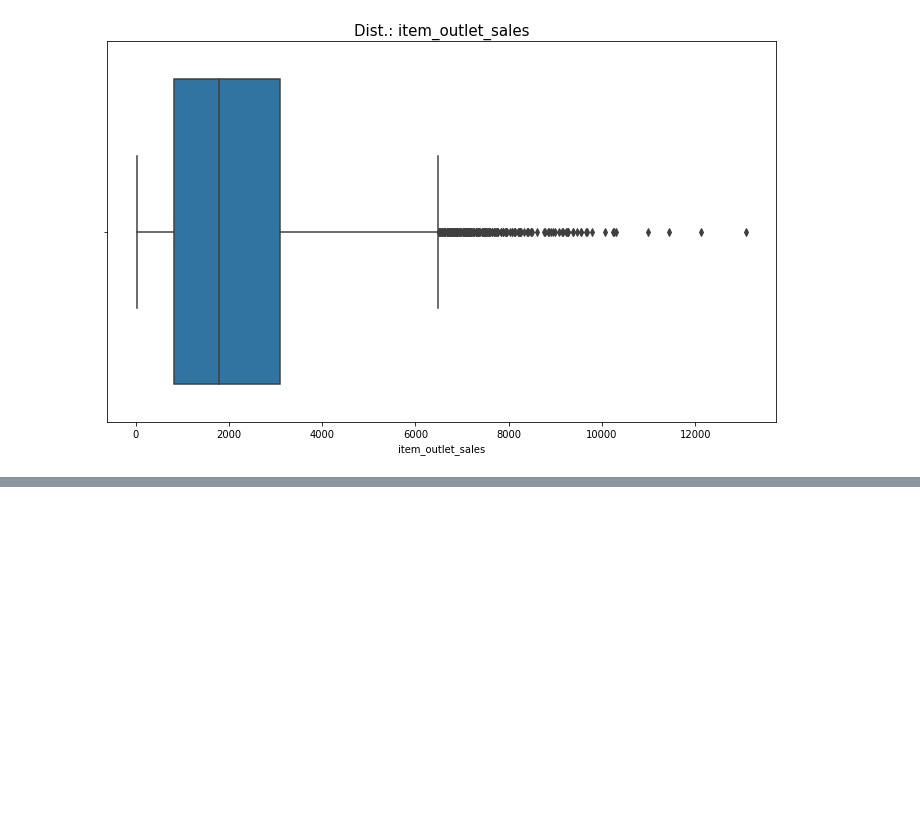
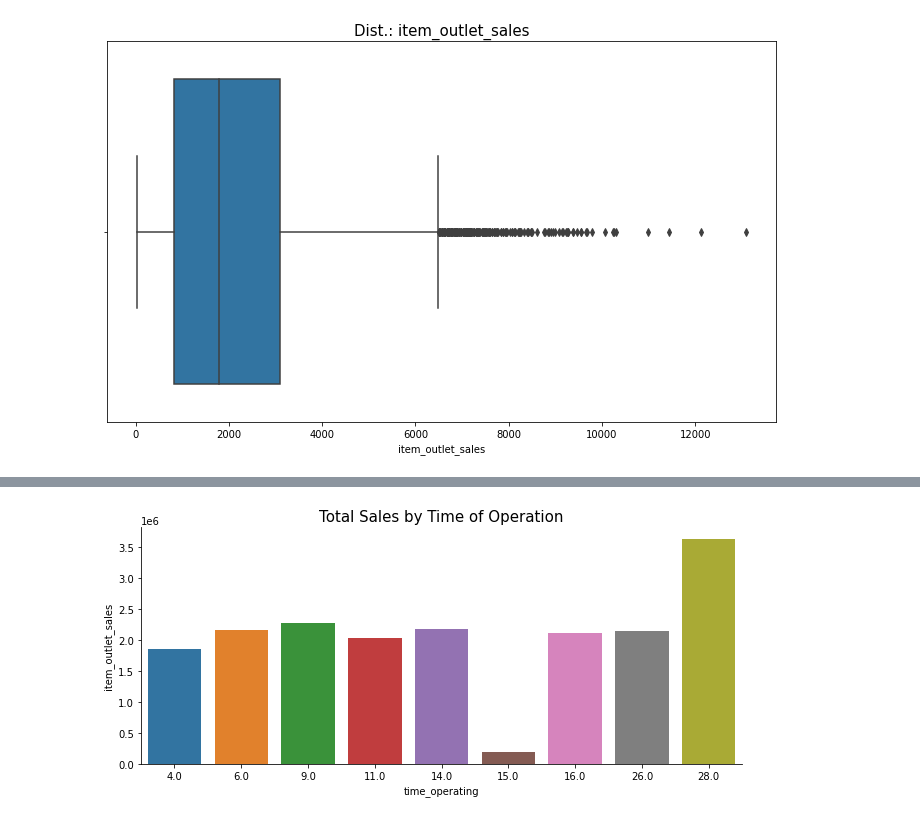
Before and after one commit to matheusmello-o/bigmart-sales-prediction, a Jupyter notebook: data-exploration.ipynb, the cells around one changed output, grey strips where cells are left out. Saved outputs shown, nothing was run; the diff lists cells and outputs as text; code cells hidden in the pictures; blank space fills up the shorter version.

```diff
--- a/data-exploration.ipynb
+++ b/data-exploration.ipynb
@@ -264,0 +439,8 @@ Variável:  item_outlet_sales
+# %%
+sales_by_time_operating = df.groupby('time_operating').item_outlet_sales.sum().reset_index()
+ax = sns.catplot(data = sales_by_time_operating, x = 'time_operating', y = 'item_outlet_sales', kind = 'bar')
+ax.figure.set_size_inches(10, 4)
+plt.title('Total Sales by Time of Operation', fontsize = 15)
+plt.show()
+# %% [output]
+[figure, added]
```
Also changed, not shown: parts of 42 cells of this notebook, 3 other files.
